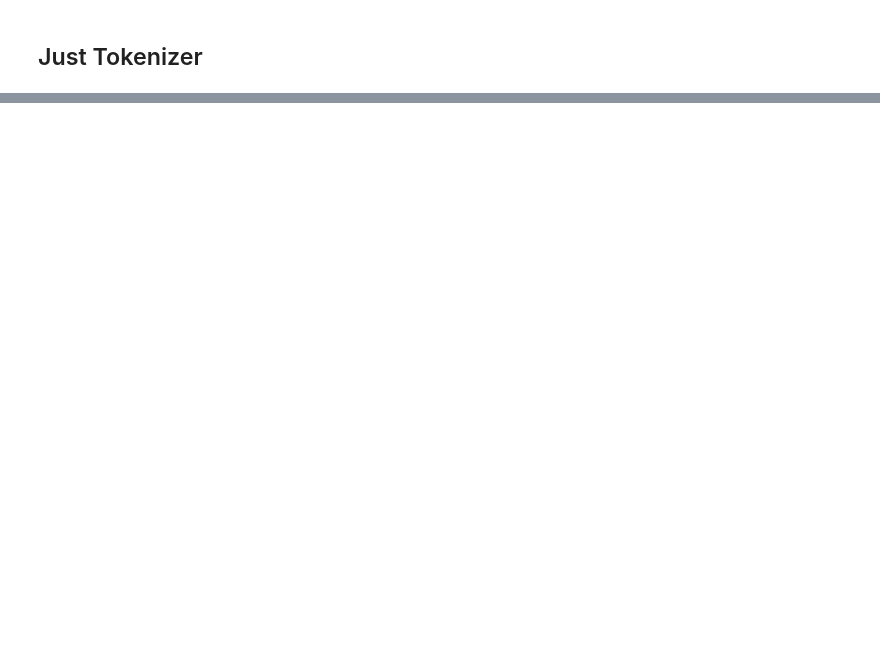
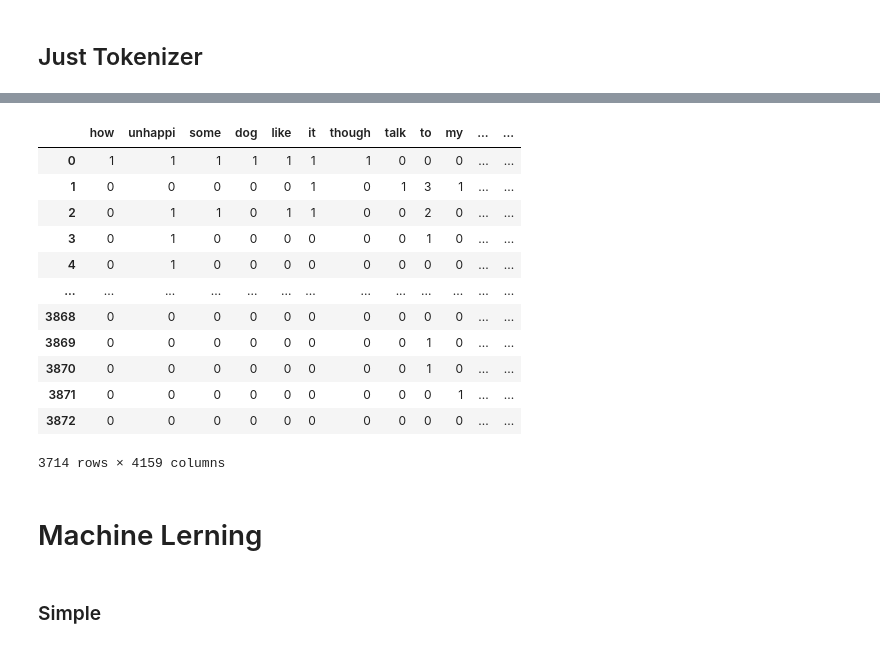
Before and after one commit to ifanzilka/tweets, a Jupyter notebook: tweets.ipynb, the cells around one changed output, grey strips where cells are left out. Drawn from its saved outputs; the diff is of its cells as text; code cells hidden in the pictures; blank space fills up the shorter version.

```diff
--- a/tweets.ipynb
+++ b/tweets.ipynb
@@ -53,0 +154,24 @@ approaches['tokenization'] = Approach(binarize(preprocessor.df_x), preprocessor.
+# %%
+neg_token_corr = TokenizerBase(records=negative_tweets, binary_value = -1, next_pipeline=Stemmer(records = negative_tweets, next_pipeline=MisspellingsCorrector(records=negative_tweets))).process_all()
+pos_token_corr = TokenizerBase(records=positive_tweets, binary_value = 1, next_pipeline=Stemmer(records = positive_tweets, next_pipeline=MisspellingsCorrector(records=positive_tweets))).process_all()
+neu_token_corr = TokenizerBase(records=neutral_tweets, binary_value = 0, next_pipeline=Stemmer(records = neutral_tweets, next_pipeline=MisspellingsCorrector(records=neutral_tweets))).process_all()
+
+all_stemmed_corrected = pd.DataFrame(neg_token_corr + pos_token_corr + neu_token_corr)
+pp_stemmed_corrected = PreProcessor(all_stemmed_corrected)
+pp_stemmed_corrected.execute()
+# %%
+pp_stemmed_corrected.df_x
+# %% [output]
+|  | how | unhappi | some | dog | like | it | though | talk | to | my | ... | ... |
+| 0 | 1 | 1 | 1 | 1 | 1 | 1 | 1 | 0 | 0 | 0 | ... | ... |
+| 1 | 0 | 0 | 0 | 0 | 0 | 1 | 0 | 1 | 3 | 1 | ... | ... |
+| 2 | 0 | 1 | 1 | 0 | 1 | 1 | 0 | 0 | 2 | 0 | ... | ... |
+| 3 | 0 | 1 | 0 | 0 | 0 | 0 | 0 | 0 | 1 | 0 | ... | ... |
+| 4 | 0 | 1 | 0 | 0 | 0 | 0 | 0 | 0 | 0 | 0 | ... | ... |
+| ... | ... | ... | ... | ... | ... | ... | ... | ... | ... | ... | ... | ... |
+| 3868 | 0 | 0 | 0 | 0 | 0 | 0 | 0 | 0 | 0 | 0 | ... | ... |
+| 3869 | 0 | 0 | 0 | 0 | 0 | 0 | 0 | 0 | 1 | 0 | ... | ... |
+| 3870 | 0 | 0 | 0 | 0 | 0 | 0 | 0 | 0 | 1 | 0 | ... | ... |
+| 3871 | 0 | 0 | 0 | 0 | 0 | 0 | 0 | 0 | 0 | 1 | ... | ... |
+| 3872 | 0 | 0 | 0 | 0 | 0 | 0 | 0 | 0 | 0 | 0 | ... | ... |
+3714 rows × 4159 columns
@@ -53,0 +182,2 @@ approaches['tokenization'] = Approach(binarize(preprocessor.df_x), preprocessor.
+# %% [markdown]
+# Machine Lerning
@@ -53,0 +193,2 @@ approaches['tokenization'] = Approach(binarize(preprocessor.df_x), preprocessor.
+# %% [markdown]
+### Simple
```
Also changed, not shown: parts of 30 cells of this notebook, 5 other files.
